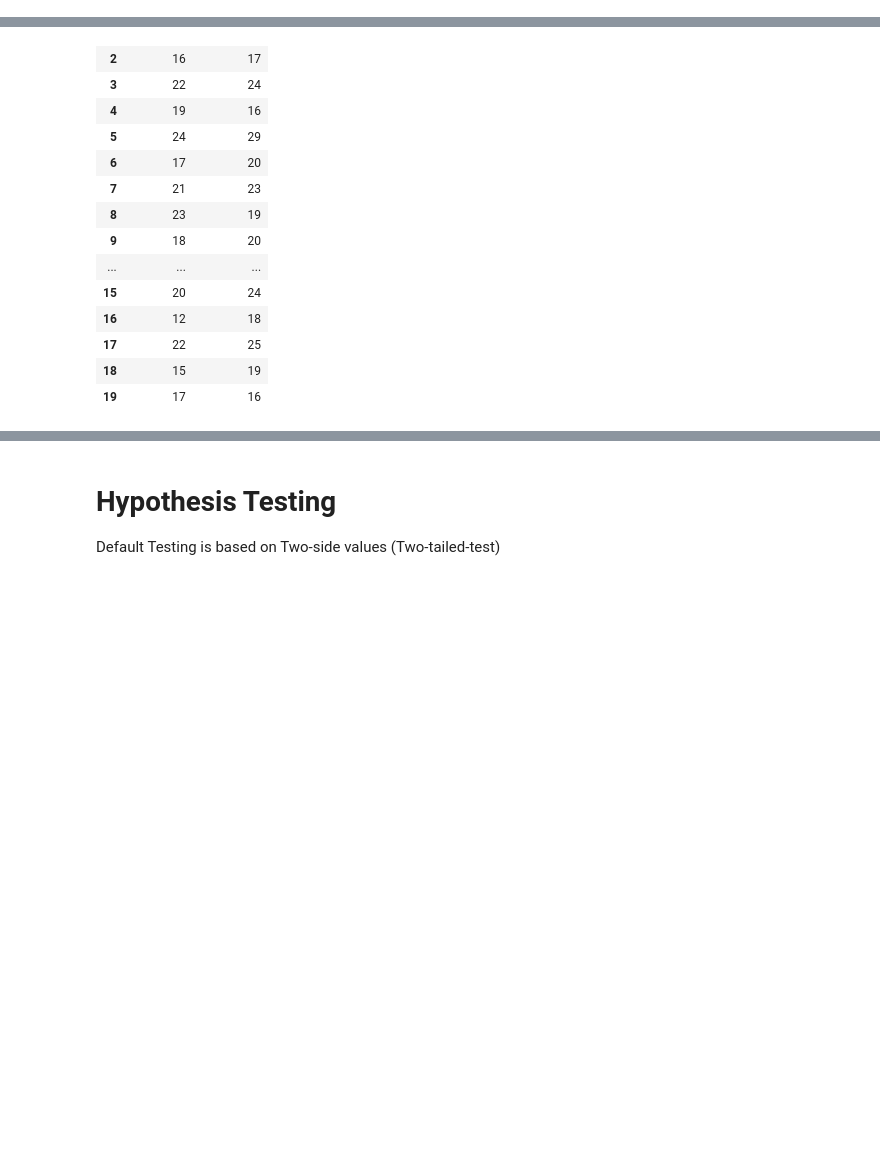
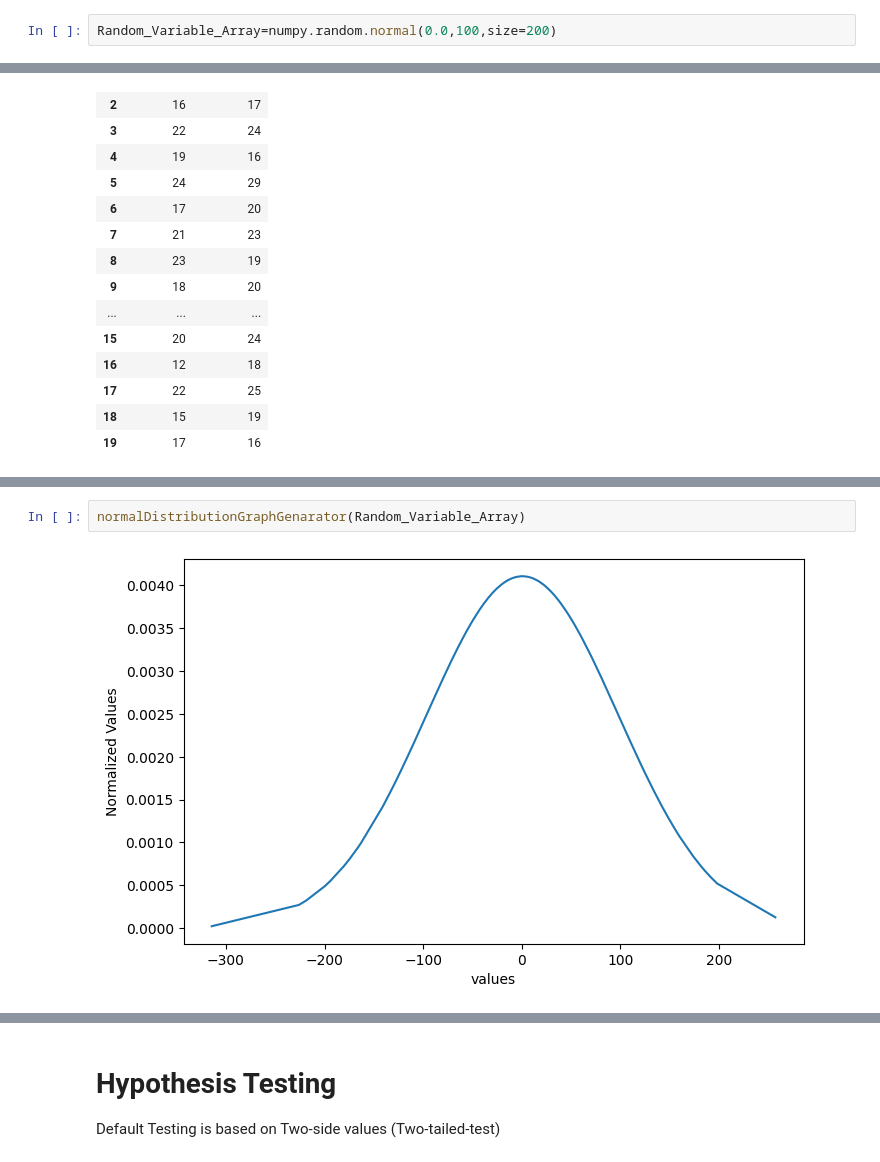
Before and after one commit to TechForEverybody/Applied_Data_Science_Practicals_Sem-8, a Jupyter notebook: Experiment-3/CS8A53_ADS_Experiment_3_ShivkumarChauhan.ipynb, the cells around one changed output, grey strips where cells are left out. Cells and saved outputs as stored; diff of their text form; blank space fills up the shorter version.

```diff
--- a/Experiment-3/CS8A53_ADS_Experiment_3_ShivkumarChauhan.ipynb
+++ b/Experiment-3/CS8A53_ADS_Experiment_3_ShivkumarChauhan.ipynb
@@ -65,0 +178,2 @@ def HypothesisComparerUsingPValue(probability_value:float,Level_of_Significance=
+# %%
+Random_Variable_Array=numpy.random.normal(0.0,100,size=200)
@@ -114,0 +262,4 @@ normalDistributionGraphGenarator(TTEST_Data['Post_Score'],TTEST_Data['Pre_Score'
+# %%
+normalDistributionGraphGenarator(Random_Variable_Array)
+# %% [output]
+[figure, added]
```
Also changed, not shown: parts of 69 cells of this notebook, 13 other files.
